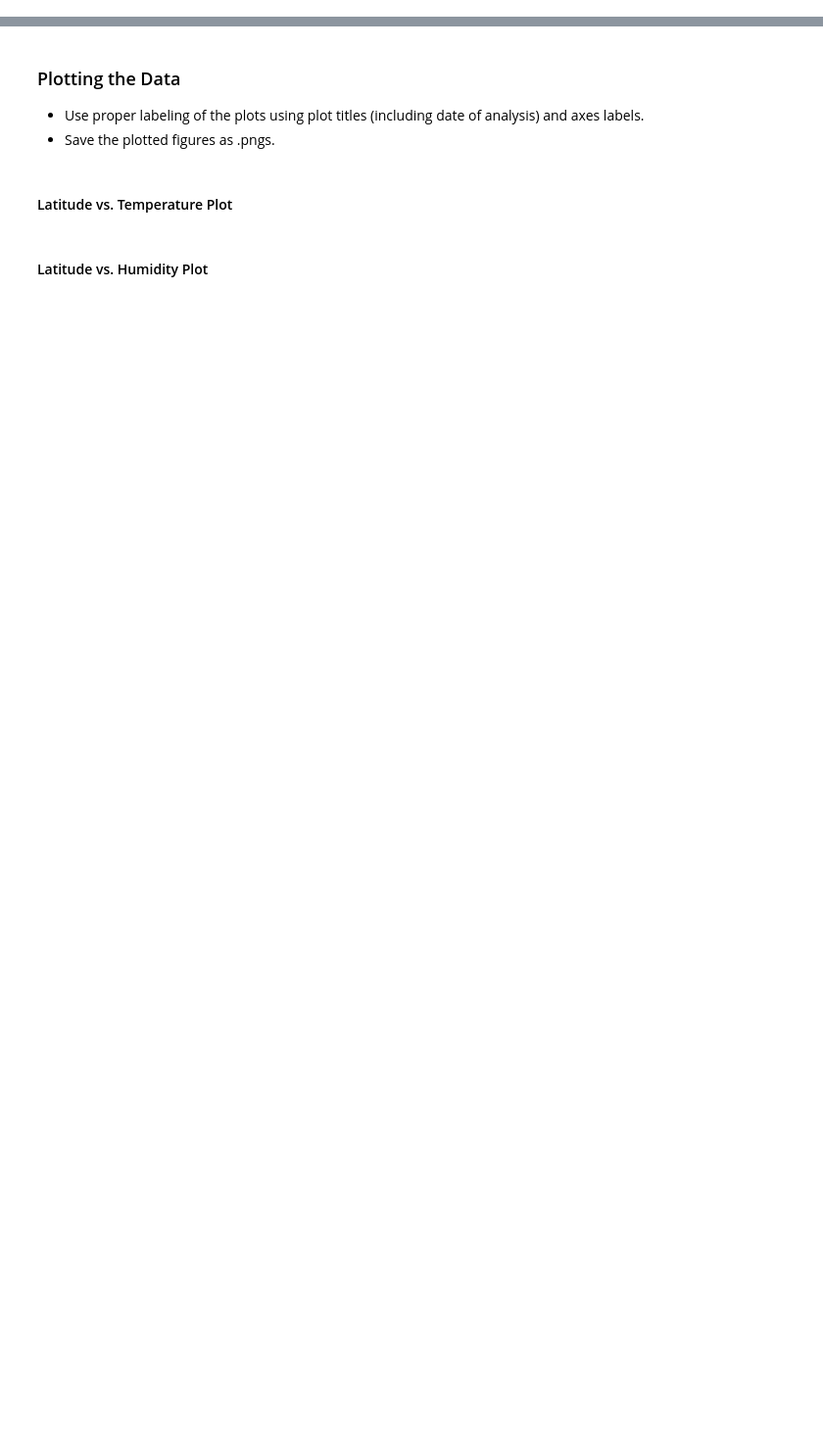
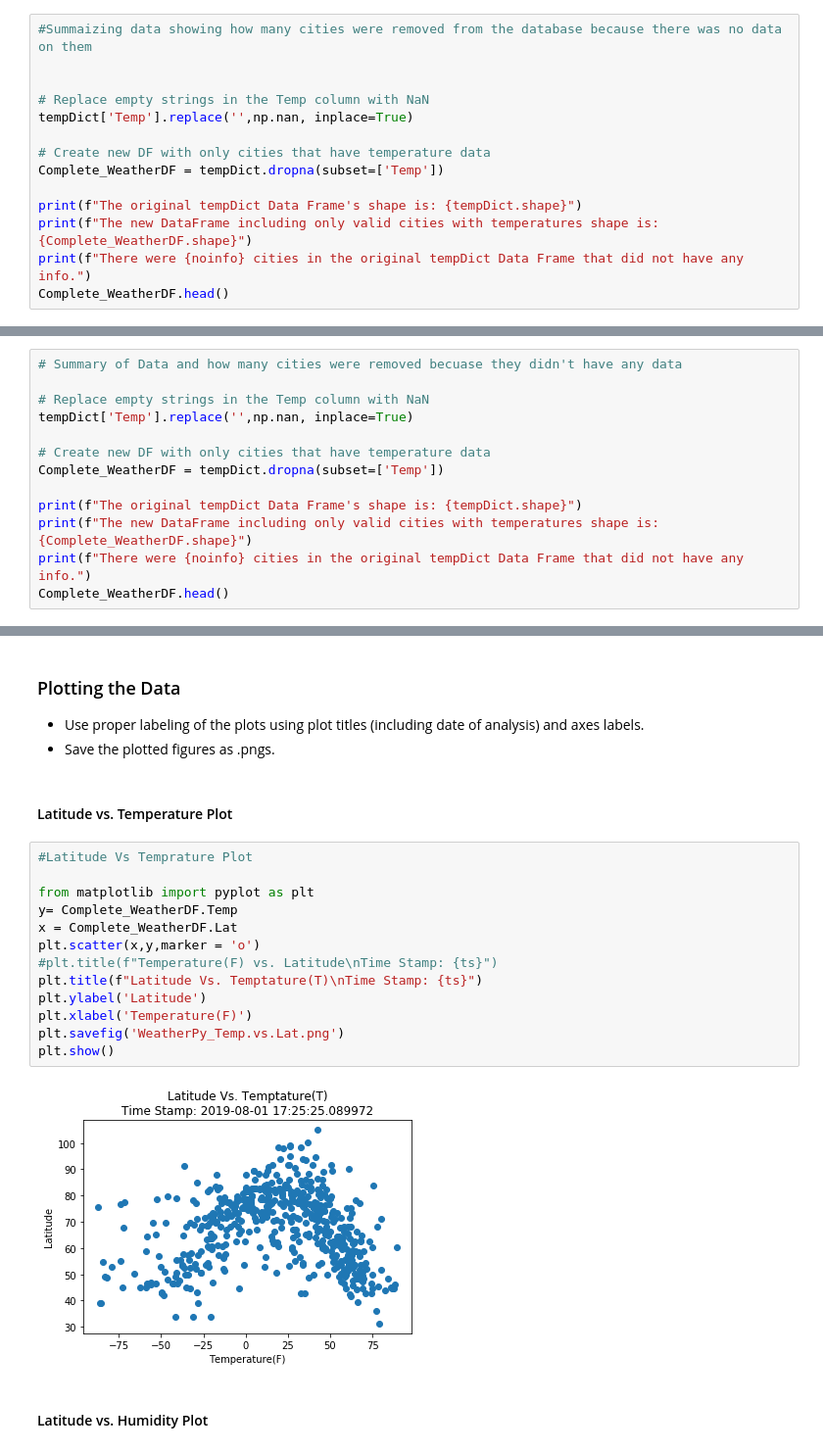
Before and after one commit to WossenAb/WeatherPy, a Jupyter notebook: WeatherPy.ipynb, the cells around one changed output, grey strips where cells are left out. Shown at 98% size. Drawn from its saved outputs; the diff is of its cells as text; blank space fills up the shorter version.

Commit message:
updating weatherPyfile

```diff
--- a/WeatherPy.ipynb
+++ b/WeatherPy.ipynb
@@ -62,0 +162,14 @@ NameError: name 'citipy' is not defined
+# %%
+#Summaizing data showing how many cities were removed from the database because there was no data on them
+
+
+# Replace empty strings in the Temp column with NaN
+tempDict['Temp'].replace('',np.nan, inplace=True)
+
+# Create new DF with only cities that have temperature data
+Complete_WeatherDF = tempDict.dropna(subset=['Temp'])
+
+print(f"The original tempDict Data Frame's shape is: {tempDict.shape}")
+print(f"The new DataFrame including only valid cities with temperatures shape is: {Complete_WeatherDF.shape}")
+print(f"There were {noinfo} cities in the original tempDict Data Frame that did not have any info.")
+Complete_WeatherDF.head()
@@ -62,0 +186,13 @@ NameError: name 'citipy' is not defined
+# %%
+# Summary of Data and how many cities were removed becuase they didn't have any data
+
+# Replace empty strings in the Temp column with NaN
+tempDict['Temp'].replace('',np.nan, inplace=True)
+
+# Create new DF with only cities that have temperature data
+Complete_WeatherDF = tempDict.dropna(subset=['Temp'])
+
+print(f"The original tempDict Data Frame's shape is: {tempDict.shape}")
+print(f"The new DataFrame including only valid cities with temperatures shape is: {Complete_WeatherDF.shape}")
+print(f"There were {noinfo} cities in the original tempDict Data Frame that did not have any info.")
+Complete_WeatherDF.head()
@@ -70,5 +230,20 @@ NameError: name 'citipy' is not defined
 * Save the plotted figures as .pngs.
 # %% [markdown]
 #### Latitude vs. Temperature Plot
+# %%
+#Latitude Vs Temprature Plot
+
+from matplotlib import pyplot as plt
+y= Complete_WeatherDF.Temp
+x = Complete_WeatherDF.Lat
+plt.scatter(x,y,marker = 'o')
+#plt.title(f"Temperature(F) vs. Latitude\nTime Stamp: {ts}")
+plt.title(f"Latitude Vs. Temptature(T)\nTime Stamp: {ts}")
+plt.ylabel('Latitude')
+plt.xlabel('Temperature(F)')
+plt.savefig('WeatherPy_Temp.vs.Lat.png')
+plt.show()
+# %% [output]
+[figure, added]
 # %% [markdown]
 #### Latitude vs. Humidity Plot
```
Also changed, not shown: parts of 13 cells of this notebook.
